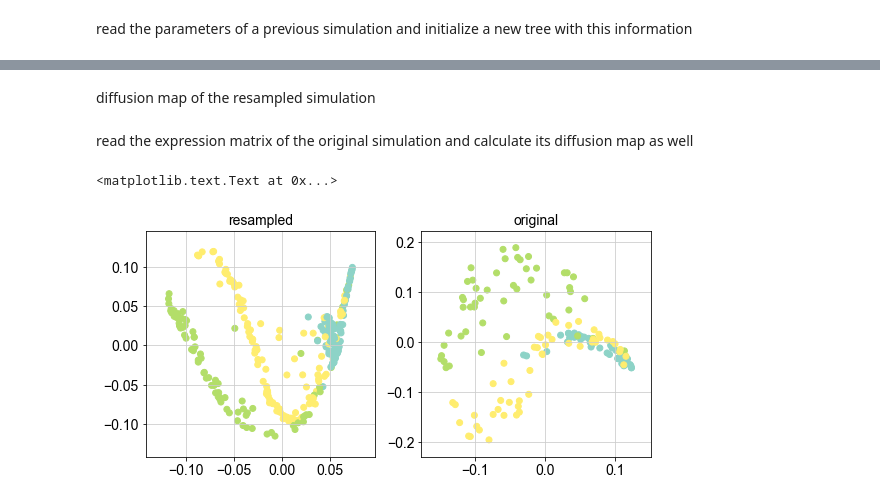
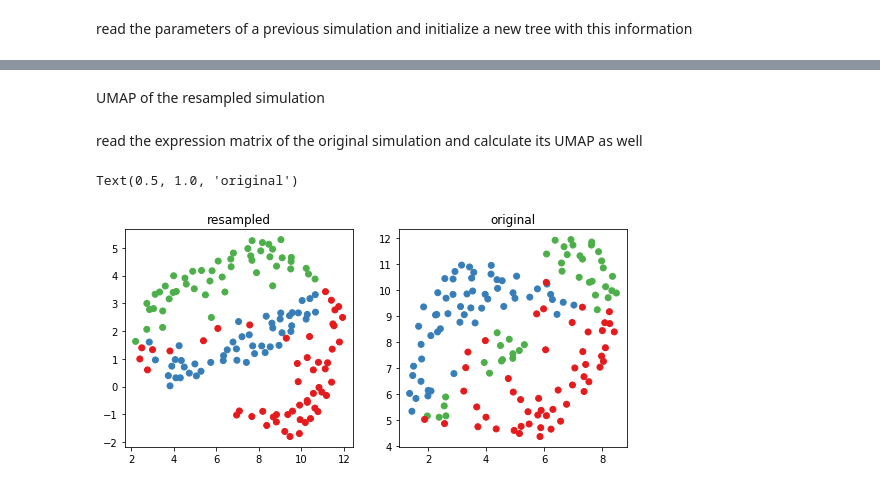
Before and after one commit to soedinglab/prosstt, a Jupyter notebook: examples/resample.ipynb, the cells around one changed output, grey strips where cells are left out. Cells and saved outputs as stored; diff of their text form; code cells hidden in the pictures.

```diff
--- a/examples/resample.ipynb
+++ b/examples/resample.ipynb
@@ -62,4 +89,8 @@ t.add_genes(Ms)
 # %%
-X, labs, brns, scalings = sim.sample_density(t, 300, alpha=alpha, beta=beta, scale_v=0.8)
+X, labs, brns, scalings = sim.sample_density(t, 150, alpha=alpha, beta=beta, scale_v=0.8)
+# %%
+loc = "/home/npapado/Documents/data/prosstt/benchmark1/"
+with open(loc + "sim0/sim0_params.txt", 'r') as paramfile:
+    for l in paramfile:
 # %% [markdown]
-diffusion map of the resampled simulation
+UMAP of the resampled simulation
@@ -73,35 +97,32 @@ dm = data.obsm["X_diffmap"]
+# %%
+data = ad.AnnData(np.log(X+1))
+pp.neighbors(data, use_rep='X')
+umap(adata=data)
+dm = data.obsm["X_umap"]
 # %% [markdown]
-read the expression matrix of the original simulation and calculate its diffusion map as well
+read the expression matrix of the original simulation and calculate its UMAP as well
 # %%
-import pandas as pd
-
 expr_matrix = pd.read_csv(loc + "simulation.txt", sep="\t", index_col=0)
 X = np.array(expr_matrix)
-data = ad.AnnData(X)
-diffmap(adata=data)
-dm_og = data.obsm["X_diffmap"]
+data = ad.AnnData(np.log(X+1))
+pp.neighbors(data, use_rep='X')
+umap(adata=data)
+dm_og = data.obsm["X_umap"]
 
 # read the branch assignments as well
 cell_params = pd.read_csv(loc + "cellparams.txt", sep="\t", index_col=0)
 # %%
-%matplotlib inline
-import matplotlib.pyplot as plt
-# make sure to use viridis as the default color map
-import matplotlib as mpl
-mpl.rcParams['image.cmap'] = 'viridis'
-
 # translate the branch assignment of each cell to a number
 br_names, indices = np.unique(brns, return_inverse=True)
 
 fig, ax = plt.subplots(ncols=2)
 fig.set_size_inches(w=9, h=4)
-ax[0].scatter(dm[:, 0], dm[:, 3], c=indices, cmap="Set3")
+ax[0].scatter(dm[:, 0], dm[:, 1], c=cmap(indices))
 ax[0].set_title("resampled")
 
 br_names, indices = np.unique(cell_params["branches"], return_inverse=True)
-# dark blue is the beginning, yellow is the end
-ax[1].scatter(dm_og[:, 0], dm_og[:, 3], c=indices, cmap="Set3")
+ax[1].scatter(dm_og[:, 0], dm_og[:, 1], c=cmap(indices))
 ax[1].set_title("original")
 # %% [output]
-<matplotlib.text.Text at 0x...>
+Text(0.5, 1.0, 'original')
-[figure, old version]
+[figure, new version]
```
Also changed, not shown: parts of 5 cells of this notebook, 4 other files.
